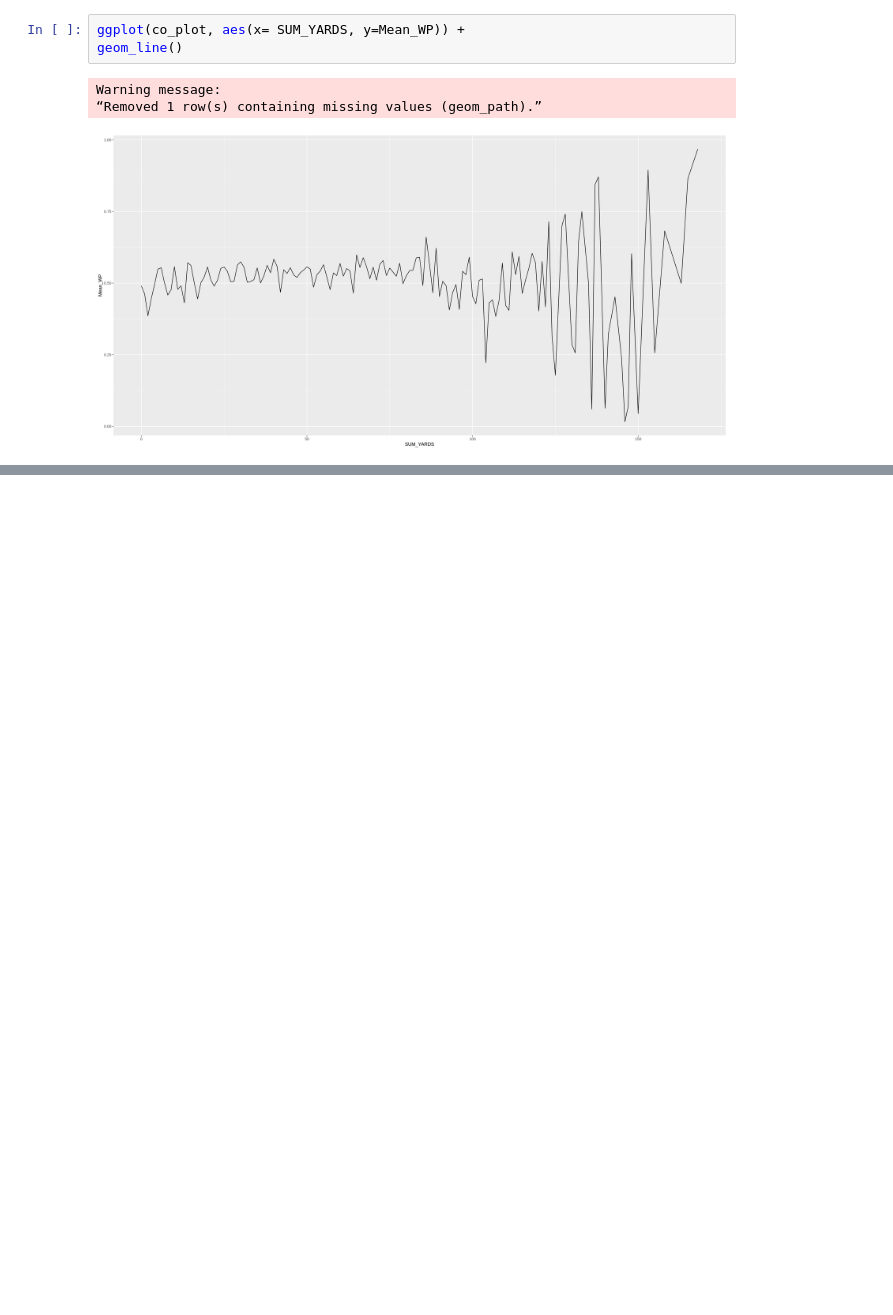
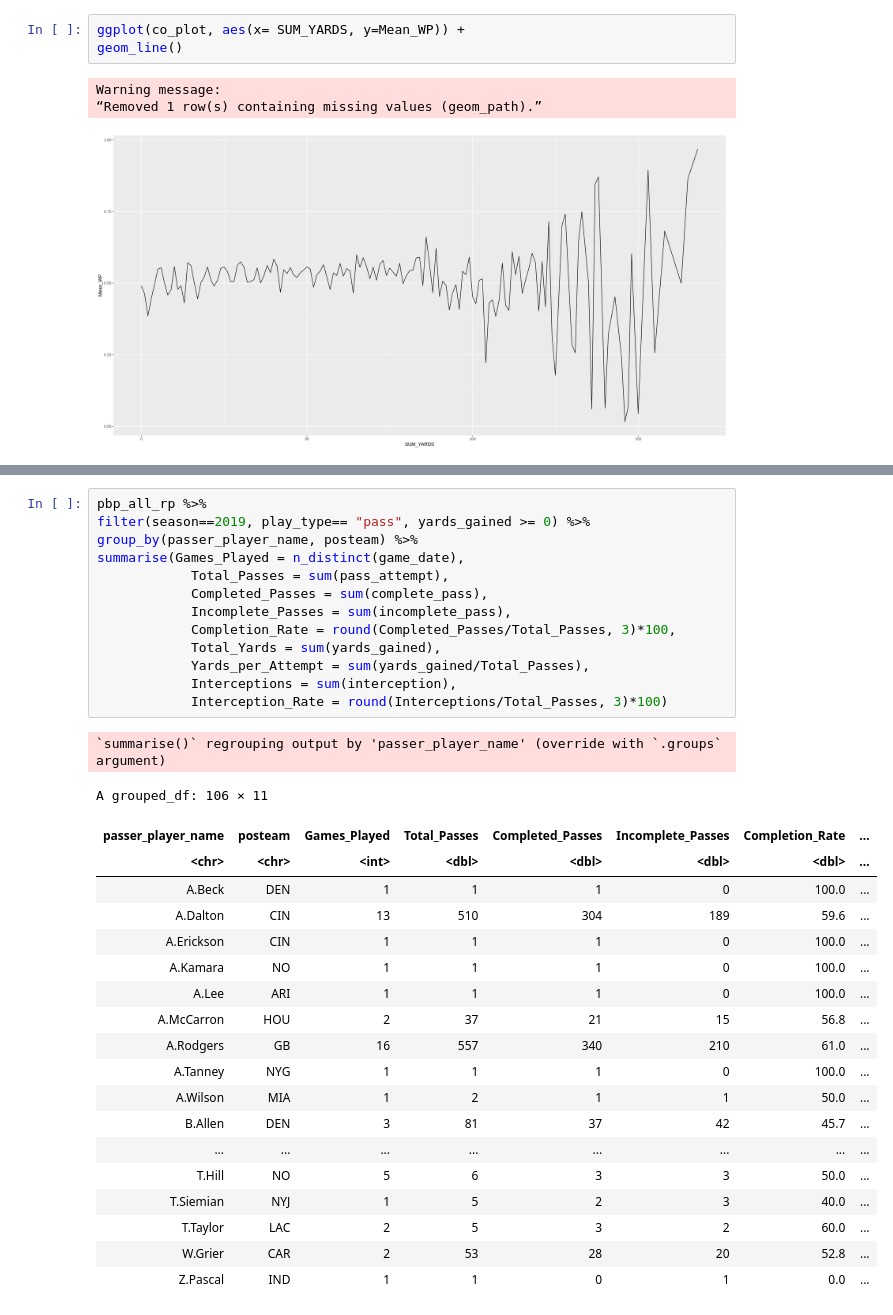
Before and after one commit to rennerm1/NFL-Data-Science-Project, a Jupyter notebook: playingaround.ipynb, the cells around one changed output, grey strips where cells are left out. Drawn from its saved outputs; the diff is of its cells as text; blank space fills up the shorter version.

```diff
--- a/playingaround.ipynb
+++ b/playingaround.ipynb
@@ -636,0 +647,34 @@ Warning message:
+# %%
+pbp_all_rp %>%
+filter(season==2019, play_type== "pass", yards_gained >= 0) %>%
+group_by(passer_player_name, posteam) %>%
+summarise(Games_Played = n_distinct(game_date),
+            Total_Passes = sum(pass_attempt),
+            Completed_Passes = sum(complete_pass),
+            Incomplete_Passes = sum(incomplete_pass),
+            Completion_Rate = round(Completed_Passes/Total_Passes, 3)*100,
+            Total_Yards = sum(yards_gained),
+            Yards_per_Attempt = sum(yards_gained/Total_Passes),
+            Interceptions = sum(interception),
+            Interception_Rate = round(Interceptions/Total_Passes, 3)*100)
+# %% [output]
+`summarise()` regrouping output by 'passer_player_name' (override with `.groups` argument)
+A grouped_df: 106 × 11
+| passer_player_name | posteam | Games_Played | Total_Passes | Completed_Passes | Incomplete_Passes | Completion_Rate | ... |
+| <chr> | <chr> | <int> | <dbl> | <dbl> | <dbl> | <dbl> | ... |
+| A.Beck | DEN | 1 | 1 | 1 | 0 | 100.0 | ... |
+| A.Dalton | CIN | 13 | 510 | 304 | 189 | 59.6 | ... |
+| A.Erickson | CIN | 1 | 1 | 1 | 0 | 100.0 | ... |
+| A.Kamara | NO | 1 | 1 | 1 | 0 | 100.0 | ... |
+| A.Lee | ARI | 1 | 1 | 1 | 0 | 100.0 | ... |
+| A.McCarron | HOU | 2 | 37 | 21 | 15 | 56.8 | ... |
+| A.Rodgers | GB | 16 | 557 | 340 | 210 | 61.0 | ... |
+| A.Tanney | NYG | 1 | 1 | 1 | 0 | 100.0 | ... |
+| A.Wilson | MIA | 1 | 2 | 1 | 1 | 50.0 | ... |
+| B.Allen | DEN | 3 | 81 | 37 | 42 | 45.7 | ... |
+| ... | ... | ... | ... | ... | ... | ... | ... |
+| T.Hill | NO | 5 | 6 | 3 | 3 | 50.0 | ... |
+| T.Siemian | NYJ | 1 | 5 | 2 | 3 | 40.0 | ... |
+| T.Taylor | LAC | 2 | 5 | 3 | 2 | 60.0 | ... |
+| W.Grier | CAR | 2 | 53 | 28 | 20 | 52.8 | ... |
+| Z.Pascal | IND | 1 | 1 | 0 | 1 | 0.0 | ... |
```
Also changed, not shown: parts of 7 cells of this notebook.
